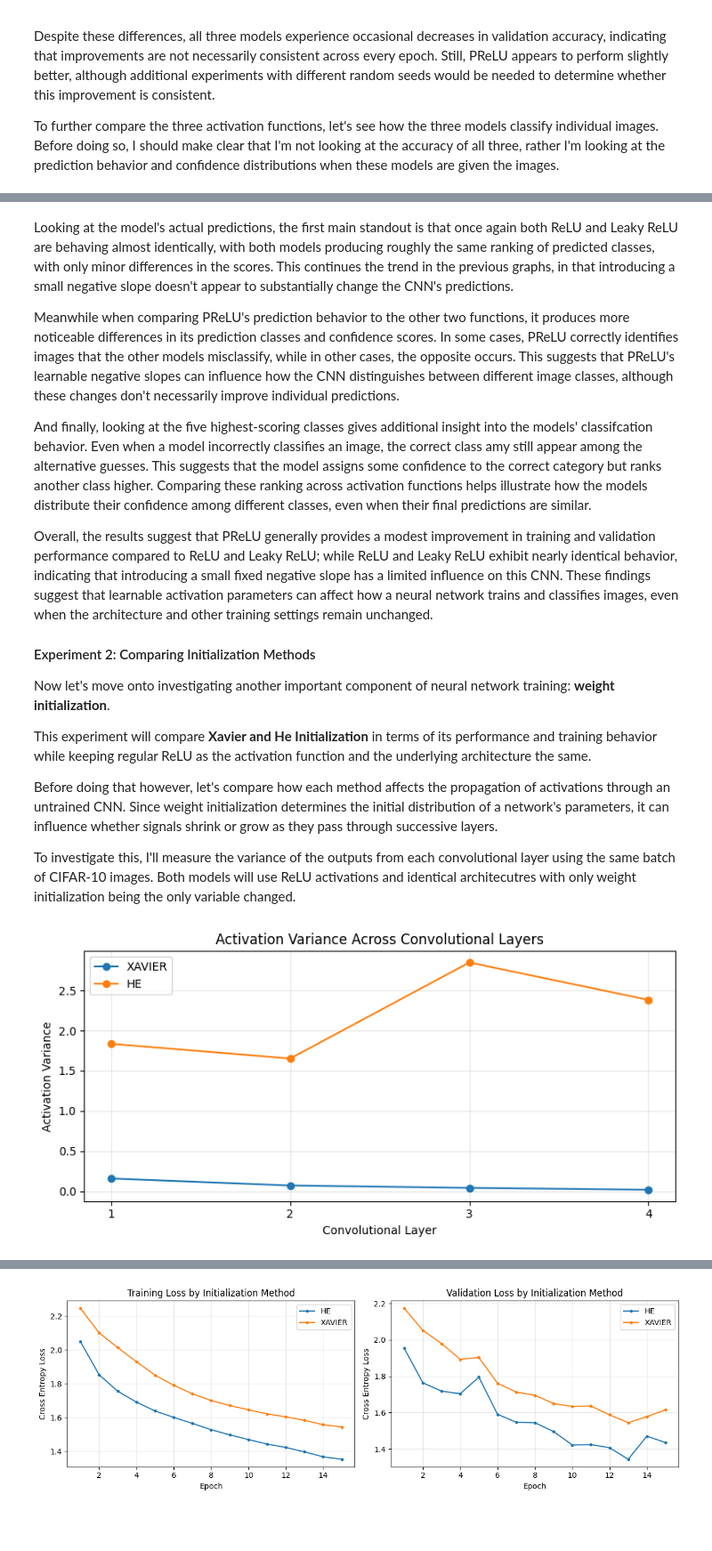
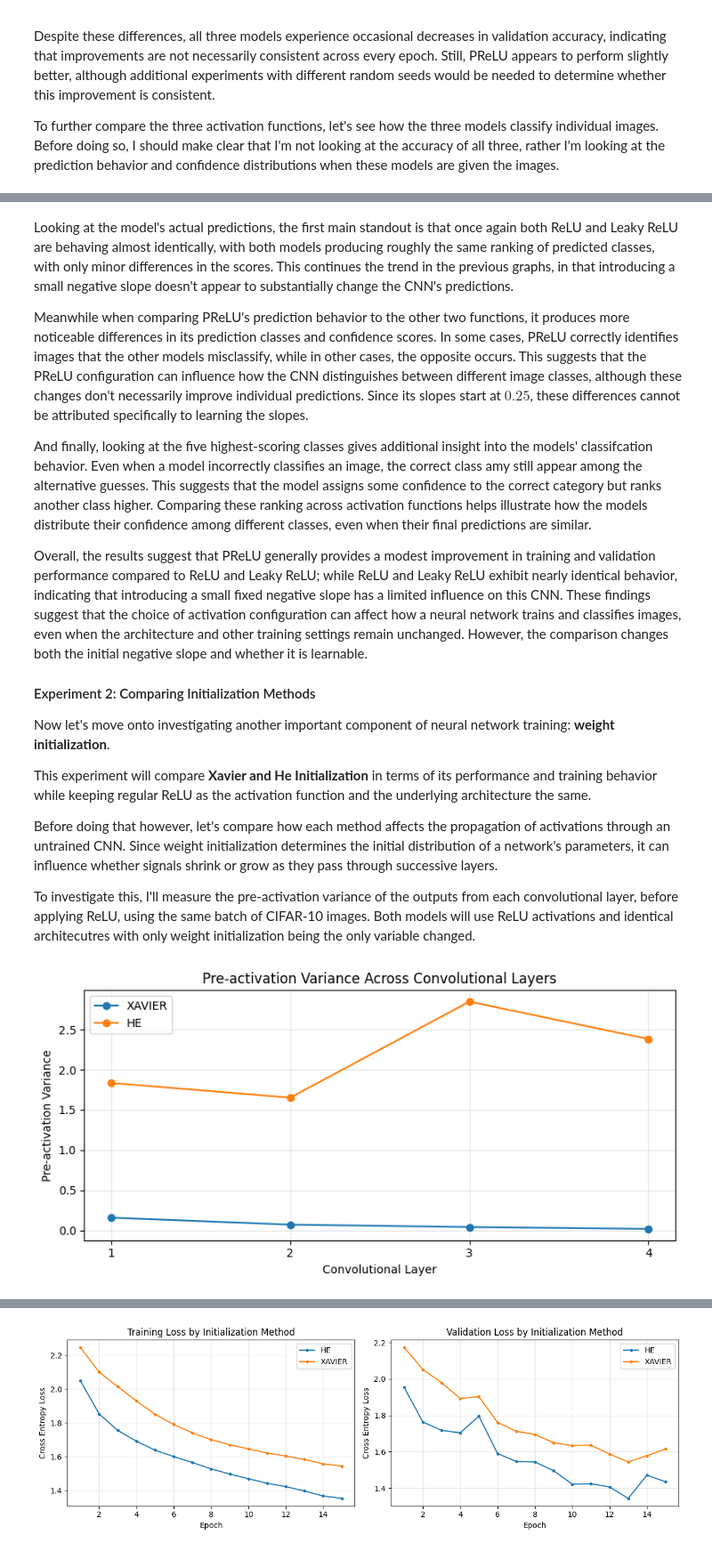
Before and after one commit to CandidoS391/Machine-Learning-Optimization-Initialization, a Jupyter notebook: prelu_he_initialization.ipynb, the cells around one changed output, grey strips where cells are left out. Shown at 89% size. Drawn from its saved outputs; the diff is of its cells as text; code cells hidden in the pictures; blank space fills up the shorter version.

Commit message:
Final edits before submitting.

```diff
--- a/prelu_he_initialization.ipynb
+++ b/prelu_he_initialization.ipynb
@@ -690,14 +692,6 @@ def run_experiment(
     history["val_accuracy"].append(val_acc)
     history["epoch_time"].append(elapsed)
 
-    print(
-      f"Epoch {epoch + 1}/{epochs} | "
-      f"Train Loss: {train_loss:.4f} | "
-      f"Val Loss: {val_loss:.4f} | "
-      f"Val Accuracy: {val_acc:.2%} | "
-      f"Time: {elapsed:.1f}s"
-    )
-
   return model, history
 
 relu_test_model, relu_test_history = run_experiment(
@@ -1000,11 +995,11 @@ plt.show()
 # %% [markdown]
 Looking at the model's actual predictions, the first main standout is that once again both ReLU and Leaky ReLU are behaving almost identically, with both models producing roughly the same ranking of predicted classes, with only minor differences in the scores. This continues the trend in the previous graphs, in that introducing a small negative slope doesn't appear to substantially change the CNN's predictions.
 
-Meanwhile when comparing PReLU's prediction behavior to the other two functions, it produces more noticeable differences in its prediction classes and confidence scores. In some cases, PReLU correctly identifies images that the other models misclassify, while in other cases, the opposite occurs. This suggests that PReLU's learnable negative slopes can influence how the CNN distinguishes between different image classes, although these changes don't necessarily improve individual predictions.
+Meanwhile when comparing PReLU's prediction behavior to the other two functions, it produces more noticeable differences in its prediction classes and confidence scores. In some cases, PReLU correctly identifies images that the other models misclassify, while in other cases, the opposite occurs. This suggests that the PReLU configuration can influence how the CNN distinguishes between different image classes, although these changes don't necessarily improve individual predictions. Since its slopes start at $0.25$, these differences cannot be attributed specifically to learning the slopes.
 
 And finally, looking at the five highest-scoring classes gives additional insight into the models' classifcation behavior. Even when a model incorrectly classifies an image, the correct class amy still appear among the alternative guesses. This suggests that the model assigns some confidence to the correct category but ranks another class higher. Comparing these ranking across activation functions helps illustrate how the models distribute their confidence among different classes, even when their final predictions are similar.
 
-Overall, the results suggest that PReLU generally provides a modest improvement in training and validation performance compared to ReLU and Leaky ReLU; while ReLU and Leaky ReLU exhibit nearly identical behavior, indicating that introducing a small fixed negative slope has a limited influence on this CNN. These findings suggest that learnable activation parameters can affect how a neural network trains and classifies images, even when the architecture and other training settings remain unchanged.
+Overall, the results suggest that PReLU generally provides a modest improvement in training and validation performance compared to ReLU and Leaky ReLU; while ReLU and Leaky ReLU exhibit nearly identical behavior, indicating that introducing a small fixed negative slope has a limited influence on this CNN. These findings suggest that the choice of activation configuration can affect how a neural network trains and classifies images, even when the architecture and other training settings remain unchanged. However, the comparison changes both the initial negative slope and whether it is learnable.
 
 #### Experiment 2: Comparing Initialization Methods
 Now let's move onto investigating another important component of neural network training: **weight initialization**.
@@ -1013,7 +1008,7 @@ This experiment will compare **Xavier and He Initialization** in terms of its pe
 
 Before doing that however, let's compare how each method affects the propagation of activations through an untrained CNN. Since weight initialization determines the initial distribution of a network's parameters, it can influence whether signals shrink or grow as they pass through successive layers.
 
-To investigate this, I'll measure the variance of the outputs from each convolutional layer using the same batch of CIFAR-10 images. Both models will use ReLU activations and identical architecutres with only weight initialization being the only variable changed.
+To investigate this, I'll measure the pre-activation variance of the outputs from each convolutional layer, before applying ReLU, using the same batch of CIFAR-10 images. Both models will use ReLU activations and identical architecutres with only weight initialization being the only variable changed.
 # %%
 def measure_activation_variance(model, images):
   variances = []
@@ -1057,25 +1052,25 @@ for method in ["xavier", "he"]:
 # %%
 plt.figure(figsize=(8, 4))
 
 for method, variances in initialization_variances.items():
   layers = range(1, len(variances) + 1)
 
   plt.plot(
     layers,
     variances,
     marker="o",
     label=method.upper()
   )
 
-plt.title("Activation Variance Across Convolutional Layers")
+plt.title("Pre-activation Variance Across Convolutional Layers")
 plt.xlabel("Convolutional Layer")
-plt.ylabel("Activation Variance")
+plt.ylabel("Pre-activation Variance")
 plt.xticks(range(1, 5))
 plt.legend()
 plt.grid(alpha=0.3)
 
 plt.tight_layout()
 plt.show()
 # %% [output]
-[figure, old version]
+[figure, new version]
 # %% [markdown]
```
Also changed, not shown: parts of 12 cells of this notebook, 1 other file.
